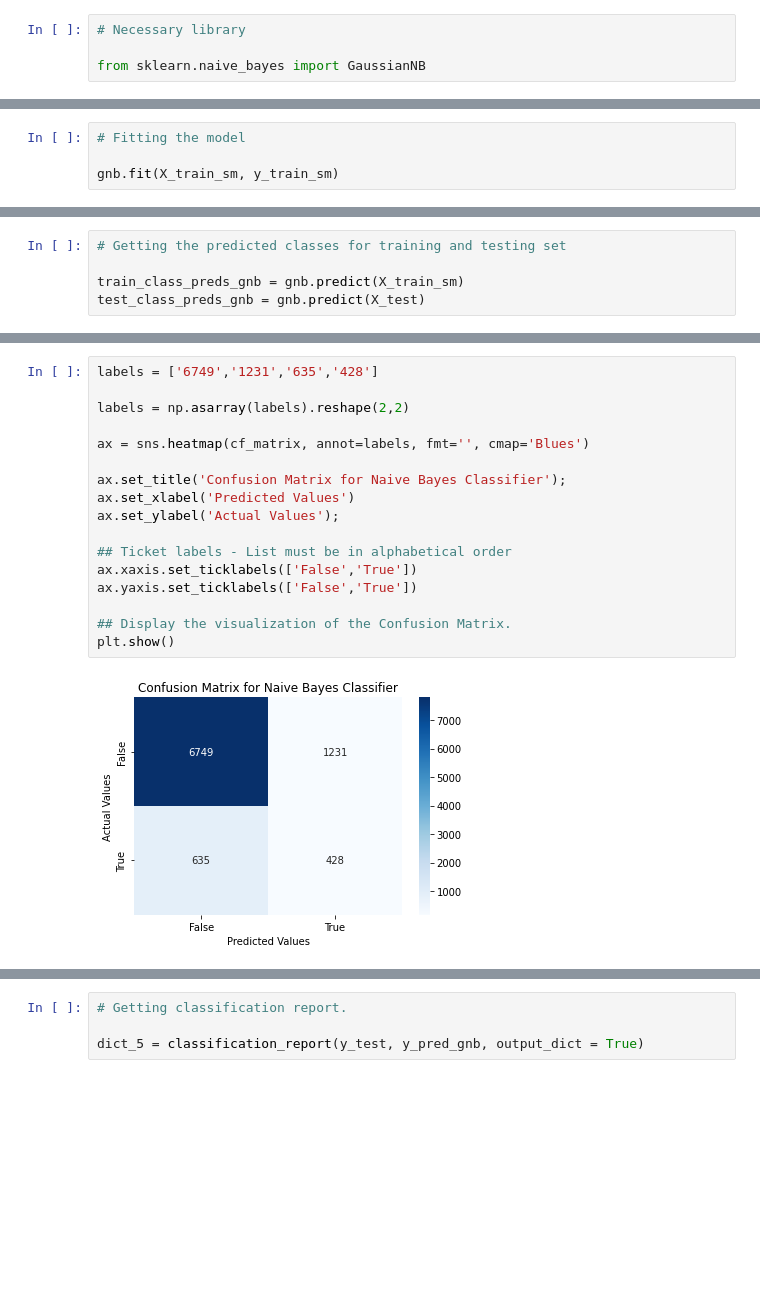
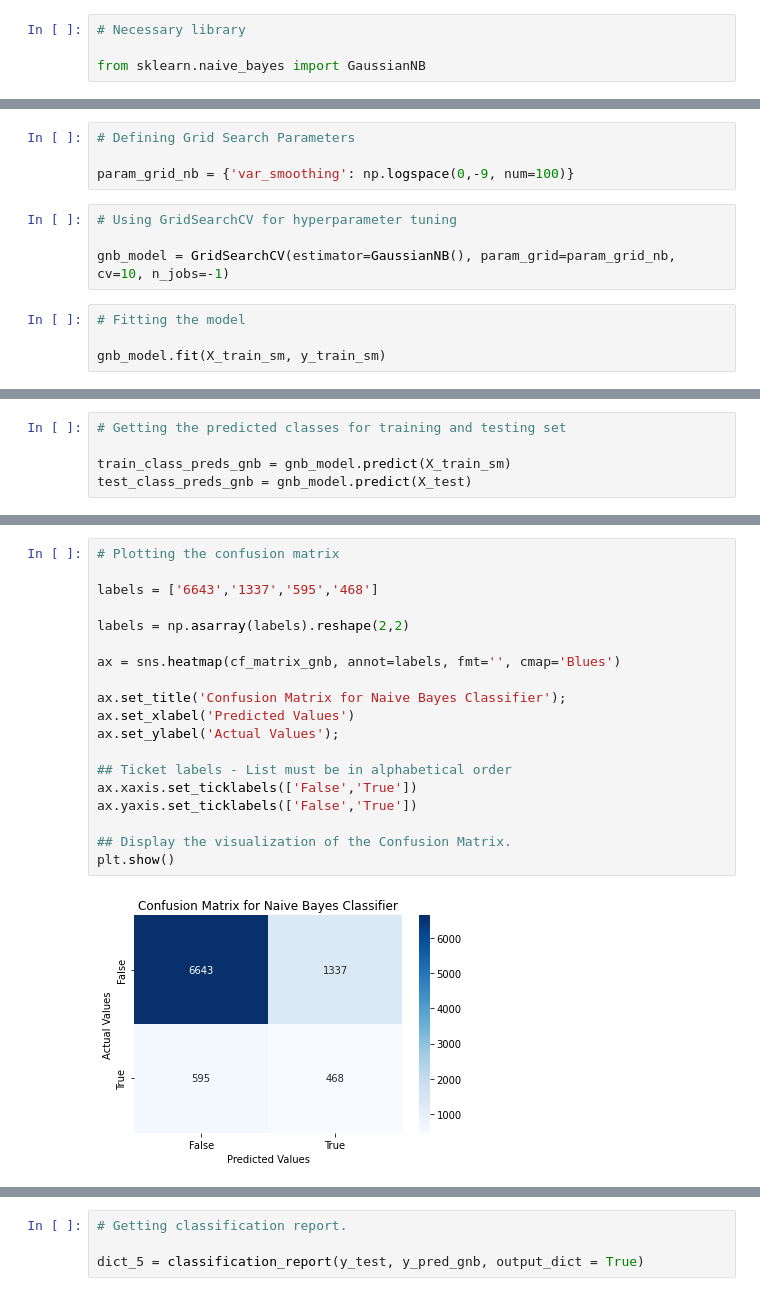
Before and after one commit to sainirajesh17/Bank_Marketing_Effectiveness_Prediction-ML_Classification-, a Jupyter notebook: Bank_Marketing_Effectiveness_Prediction_(Classification)_Capstone_Project.ipynb, the cells around one changed output, grey strips where cells are left out. Drawn from its saved outputs; the diff is of its cells as text; blank space fills up the shorter version.

```diff
--- a/Bank_Marketing_Effectiveness_Prediction_(Classification)_Capstone_Project.ipynb
+++ b/Bank_Marketing_Effectiveness_Prediction_(Classification)_Capstone_Project.ipynb
@@ -949,5 +1137,13 @@ gnb = GaussianNB()
+# %%
+# Defining Grid Search Parameters
+
+param_grid_nb = {'var_smoothing': np.logspace(0,-9, num=100)}
+# %%
+# Using GridSearchCV for hyperparameter tuning
+
+gnb_model = GridSearchCV(estimator=GaussianNB(), param_grid=param_grid_nb, cv=10, n_jobs=-1)
 # %%
 # Fitting the model
 
-gnb.fit(X_train_sm, y_train_sm)
+gnb_model.fit(X_train_sm, y_train_sm)
 # %% [output]
@@ -955,8 +1168,8 @@ GaussianNB()
 # %%
 # Getting the predicted classes for training and testing set
 
-train_class_preds_gnb = gnb.predict(X_train_sm)
-test_class_preds_gnb = gnb.predict(X_test)
+train_class_preds_gnb = gnb_model.predict(X_train_sm)
+test_class_preds_gnb = gnb_model.predict(X_test)
 # %%
 # Getting the accuracy scores for training and testing set.
 
@@ -981,22 +1194,24 @@ array([[6749, 1231],
 # %%
-labels = ['6749','1231','635','428']
+# Plotting the confusion matrix
+
+labels = ['6643','1337','595','468']
 
 labels = np.asarray(labels).reshape(2,2)
 
-ax = sns.heatmap(cf_matrix, annot=labels, fmt='', cmap='Blues')
+ax = sns.heatmap(cf_matrix_gnb, annot=labels, fmt='', cmap='Blues')
 
 ax.set_title('Confusion Matrix for Naive Bayes Classifier');
 ax.set_xlabel('Predicted Values')
 ax.set_ylabel('Actual Values');
 
 ## Ticket labels - List must be in alphabetical order
 ax.xaxis.set_ticklabels(['False','True'])
 ax.yaxis.set_ticklabels(['False','True'])
 
 ## Display the visualization of the Confusion Matrix.
 plt.show()
 # %% [output]
-[figure, old version]
+[figure, new version]
 # %%
 # Predicted values.
 
```
Also changed, not shown: parts of 130 cells of this notebook.
